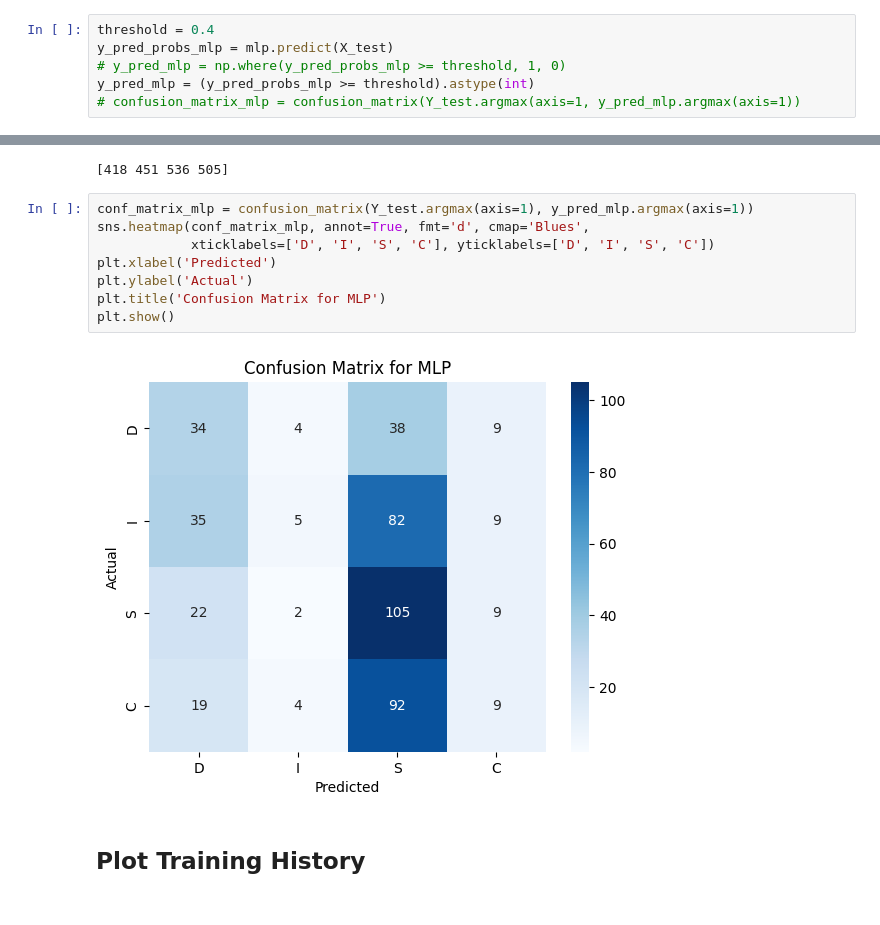
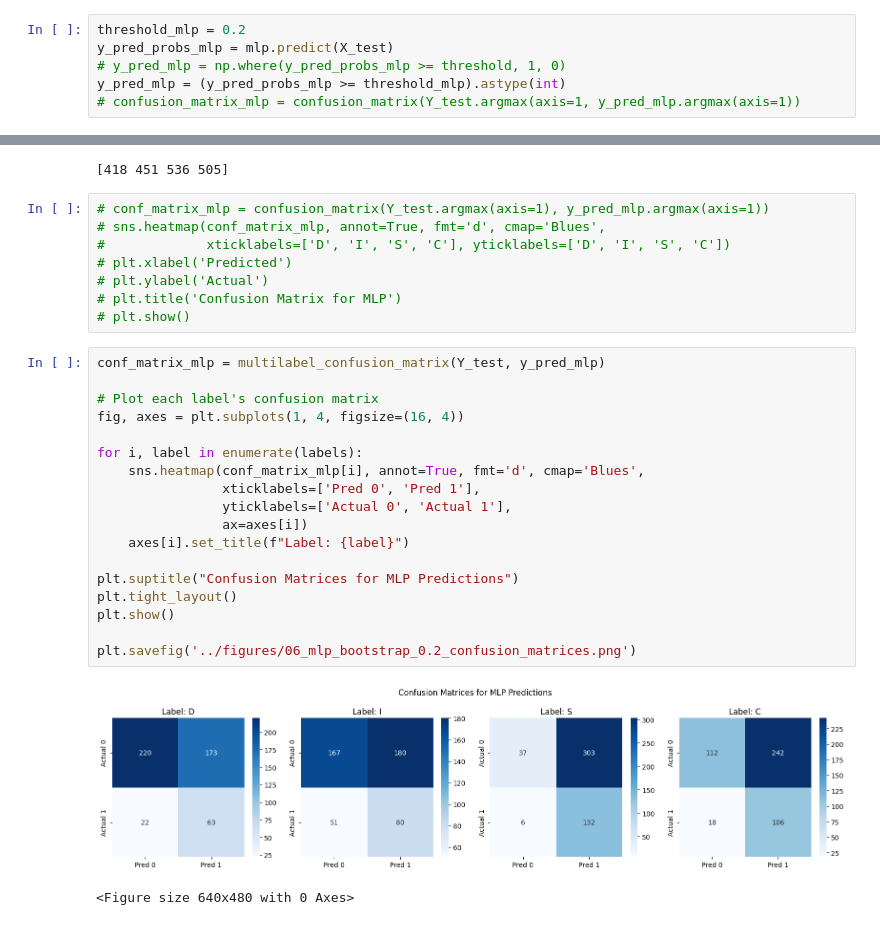
Before and after one commit to pkdc/disc-predictor-for-business, a Jupyter notebook: notebooks/06_train_and_evaluate_classifiers.ipynb, the cells around one changed output, grey strips where cells are left out. Cells and saved outputs as stored; diff of their text form.

```diff
--- a/notebooks/06_train_and_evaluate_classifiers.ipynb
+++ b/notebooks/06_train_and_evaluate_classifiers.ipynb
@@ -116,7 +160,7 @@ Test Accuracy:  0.3933054506778717
 # %%
-threshold = 0.4
+threshold_mlp = 0.2
 y_pred_probs_mlp = mlp.predict(X_test)
 # y_pred_mlp = np.where(y_pred_probs_mlp >= threshold, 1, 0)
-y_pred_mlp = (y_pred_probs_mlp >= threshold).astype(int)
+y_pred_mlp = (y_pred_probs_mlp >= threshold_mlp).astype(int)
 # confusion_matrix_mlp = confusion_matrix(Y_test.argmax(axis=1, y_pred_mlp.argmax(axis=1))
 # %% [output]
@@ -133,14 +184,31 @@ print(Y_train.sum(axis=0))  # Count of D, I, S, C in training data
 # %% [output]
 [418 451 536 505]
 # %%
-conf_matrix_mlp = confusion_matrix(Y_test.argmax(axis=1), y_pred_mlp.argmax(axis=1))
-sns.heatmap(conf_matrix_mlp, annot=True, fmt='d', cmap='Blues',
-            xticklabels=['D', 'I', 'S', 'C'], yticklabels=['D', 'I', 'S', 'C'])
-plt.xlabel('Predicted')
-plt.ylabel('Actual')
-plt.title('Confusion Matrix for MLP')
-plt.show()
+# conf_matrix_mlp = confusion_matrix(Y_test.argmax(axis=1), y_pred_mlp.argmax(axis=1))
+# sns.heatmap(conf_matrix_mlp, annot=True, fmt='d', cmap='Blues',
+#             xticklabels=['D', 'I', 'S', 'C'], yticklabels=['D', 'I', 'S', 'C'])
+# plt.xlabel('Predicted')
+# plt.ylabel('Actual')
+# plt.title('Confusion Matrix for MLP')
+# plt.show()
-# %% [output]
-[figure, removed]
-# %% [markdown]
-## Plot Training History
+# %%
+conf_matrix_mlp = multilabel_confusion_matrix(Y_test, y_pred_mlp)
+
+# Plot each label's confusion matrix
+fig, axes = plt.subplots(1, 4, figsize=(16, 4))
+
+for i, label in enumerate(labels):
+    sns.heatmap(conf_matrix_mlp[i], annot=True, fmt='d', cmap='Blues',
+                xticklabels=['Pred 0', 'Pred 1'],
+                yticklabels=['Actual 0', 'Actual 1'],
+                ax=axes[i])
+    axes[i].set_title(f"Label: {label}")
+
+plt.suptitle("Confusion Matrices for MLP Predictions")
+plt.tight_layout()
+plt.show()
+
+plt.savefig('../figures/06_mlp_bootstrap_0.2_confusion_matrices.png')
+# %% [output]
+[figure, added]
+<Figure size 640x480 with 0 Axes>
```
Also changed, not shown: parts of 11 cells of this notebook, 7 other files.
